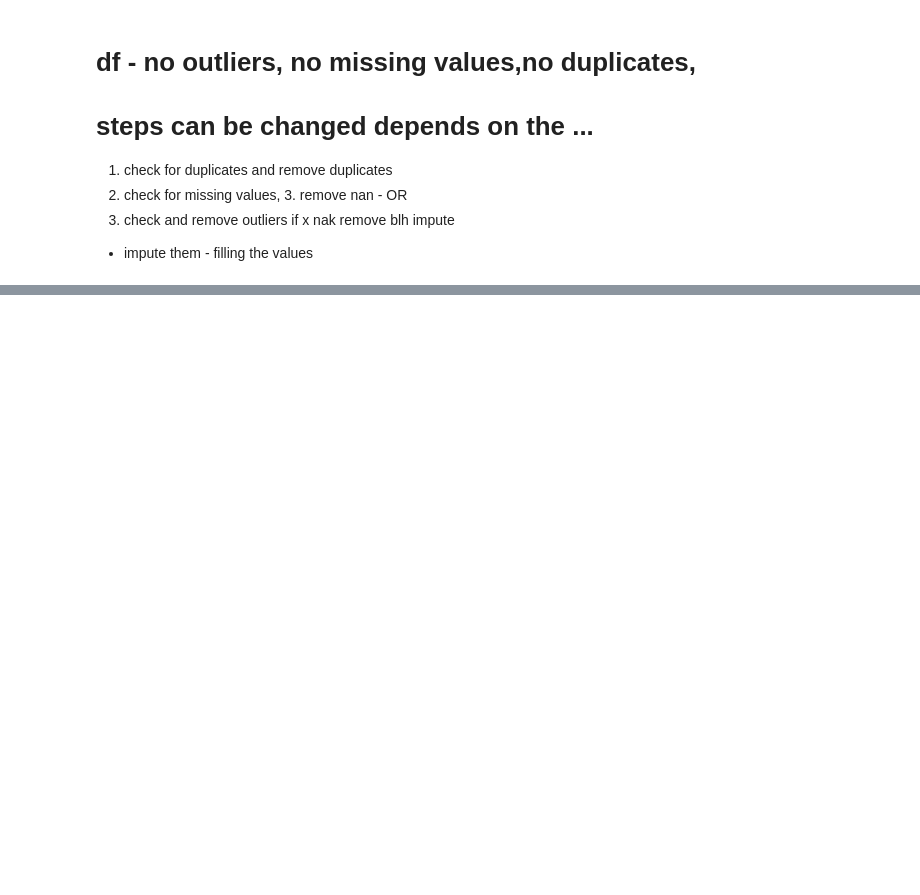
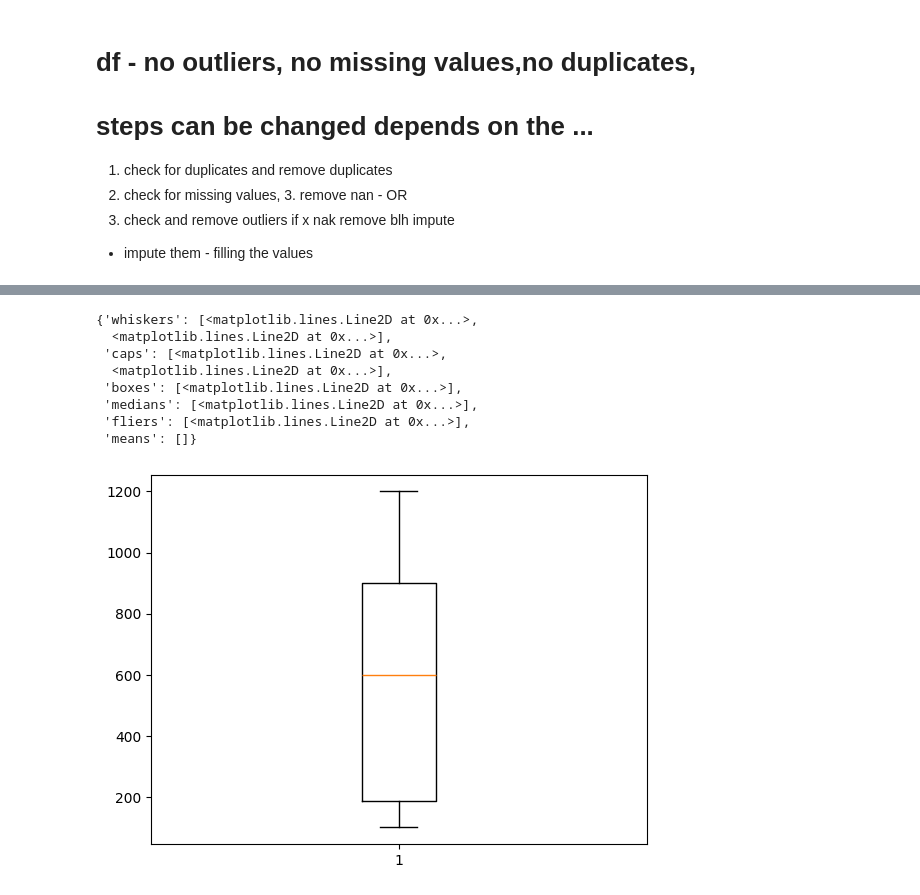
Before and after one commit to noorhzrh/Daily-Practice, a Jupyter notebook: Day 15 - Data Cleaning/in class Data Cleaning.ipynb, the cells around one changed output, grey strips where cells are left out. Cells and saved outputs as stored; diff of their text form; code cells hidden in the pictures; blank space fills up the shorter version.

```diff
--- a/Day 15 - Data Cleaning/in class Data Cleaning.ipynb
+++ b/Day 15 - Data Cleaning/in class Data Cleaning.ipynb
@@ -649,0 +627,25 @@ if x nak remove blh impute
+# %%
+#winsorize
+
+# price column
+
+#what is in the price part,there is only outliers
+
+upper = newdf['Price'].quantile(0.95)
+lower = newdf['Price'].quantile(0.05)
+
+newdf_without_outliers = df[  (-threshold< z_scores) & (z_scores < threshold)  ]
+
+newdf_winsorize=newdf[(newdf['Price'] > lower) & (newdf['Price'] < upper)]
+# %%
+plt.boxplot(newdf_winsorize['Price'])
+# %% [output]
+{'whiskers': [<matplotlib.lines.Line2D at 0x...>,
+  <matplotlib.lines.Line2D at 0x...>],
+ 'caps': [<matplotlib.lines.Line2D at 0x...>,
+  <matplotlib.lines.Line2D at 0x...>],
+ 'boxes': [<matplotlib.lines.Line2D at 0x...>],
+ 'medians': [<matplotlib.lines.Line2D at 0x...>],
+ 'fliers': [<matplotlib.lines.Line2D at 0x...>],
+ 'means': []}
+[figure, added]
```
Also changed, not shown: parts of 38 cells of this notebook, 8 other files.
